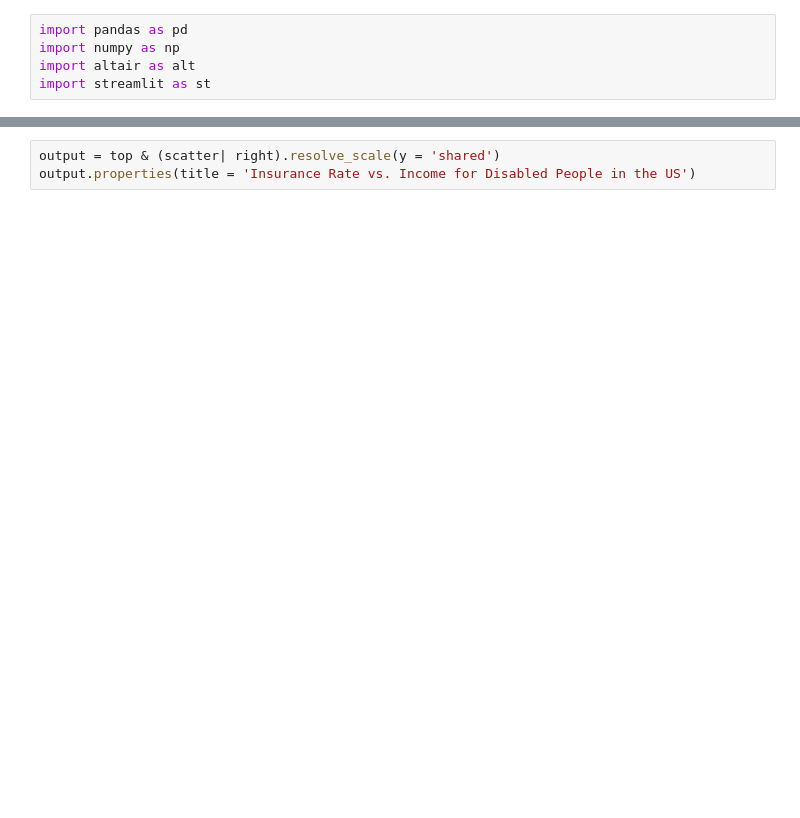
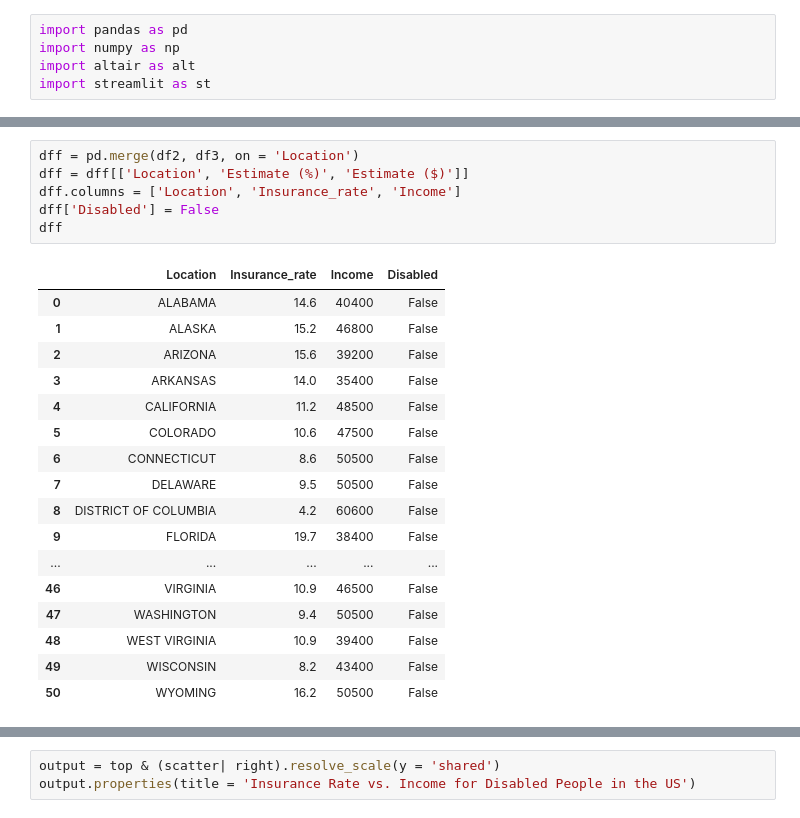
Before and after one commit to TaikiShuttle/SI649, a Jupyter notebook: interactiveviz.ipynb, the cells around one changed output, grey strips where cells are left out. Cells and saved outputs as stored; diff of their text form; blank space fills up the shorter version.

```diff
--- a/interactiveviz.ipynb
+++ b/interactiveviz.ipynb
@@ -31,0 +34,24 @@ df
+# %%
+dff = pd.merge(df2, df3, on = 'Location')
+dff = dff[['Location', 'Estimate (%)', 'Estimate ($)']]
+dff.columns = ['Location', 'Insurance_rate', 'Income']
+dff['Disabled'] = False
+dff
+# %% [output]
+|  | Location | Insurance_rate | Income | Disabled |
+| 0 | ALABAMA | 14.6 | 40400 | False |
+| 1 | ALASKA | 15.2 | 46800 | False |
+| 2 | ARIZONA | 15.6 | 39200 | False |
+| 3 | ARKANSAS | 14.0 | 35400 | False |
+| 4 | CALIFORNIA | 11.2 | 48500 | False |
+| 5 | COLORADO | 10.6 | 47500 | False |
+| 6 | CONNECTICUT | 8.6 | 50500 | False |
+| 7 | DELAWARE | 9.5 | 50500 | False |
+| 8 | DISTRICT OF COLUMBIA | 4.2 | 60600 | False |
+| 9 | FLORIDA | 19.7 | 38400 | False |
+| ... | ... | ... | ... | ... |
+| 46 | VIRGINIA | 10.9 | 46500 | False |
+| 47 | WASHINGTON | 9.4 | 50500 | False |
+| 48 | WEST VIRGINIA | 10.9 | 39400 | False |
+| 49 | WISCONSIN | 8.2 | 43400 | False |
+| 50 | WYOMING | 16.2 | 50500 | False |
```
Also changed, not shown: parts of 6 cells of this notebook, 1 other file.
